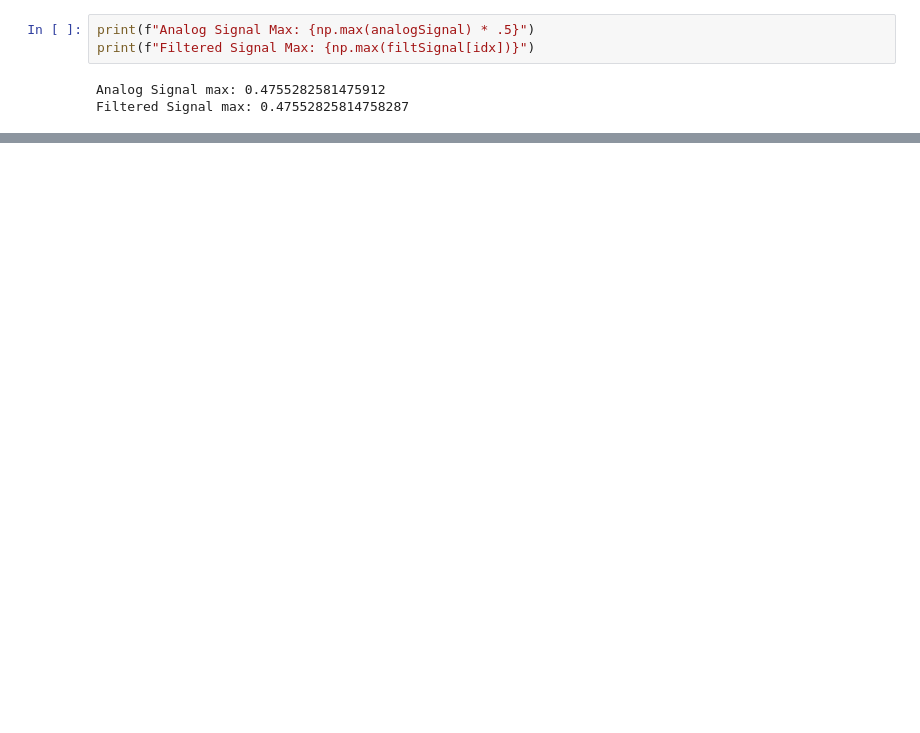
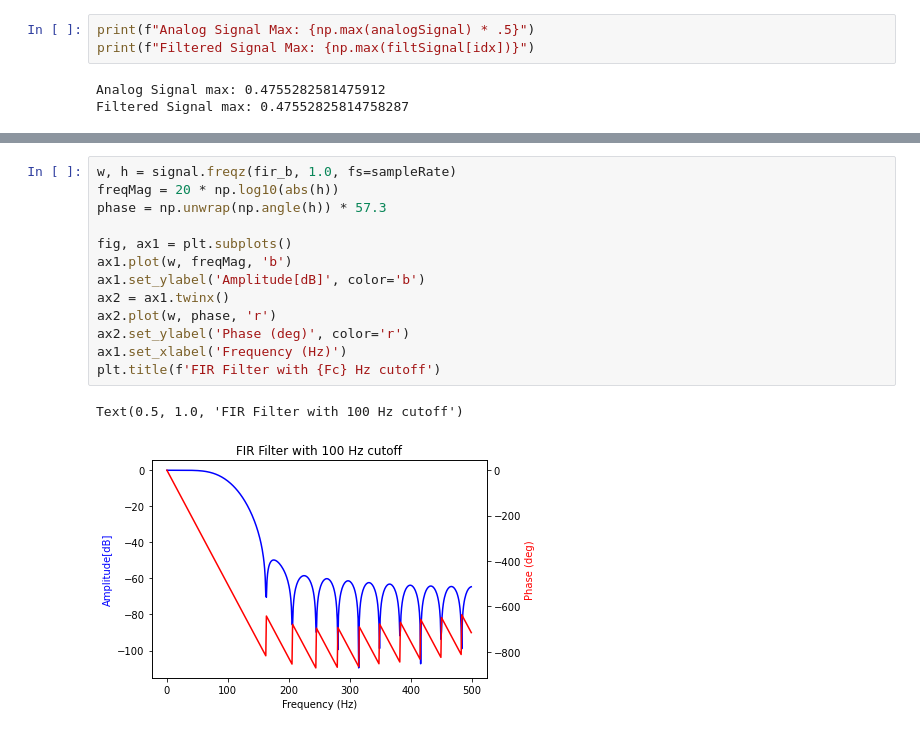
Before and after one commit to JeffChuSBX/LunchAndLearn, a Jupyter notebook: Lunch_And_Learn_2_SignalProcessing.ipynb, the cells around one changed output, grey strips where cells are left out. Saved outputs shown, nothing was run; the diff lists cells and outputs as text; blank space fills up the shorter version.

```diff
--- a/Lunch_And_Learn_2_SignalProcessing.ipynb
+++ b/Lunch_And_Learn_2_SignalProcessing.ipynb
@@ -334,0 +364,16 @@ Filtered Signal max: 0.47552825814758287
+# %%
+w, h = signal.freqz(fir_b, 1.0, fs=sampleRate)
+freqMag = 20 * np.log10(abs(h))
+phase = np.unwrap(np.angle(h)) * 57.3
+
+fig, ax1 = plt.subplots()
+ax1.plot(w, freqMag, 'b')
+ax1.set_ylabel('Amplitude[dB]', color='b')
+ax2 = ax1.twinx()
+ax2.plot(w, phase, 'r')
+ax2.set_ylabel('Phase (deg)', color='r')
+ax1.set_xlabel('Frequency (Hz)')
+plt.title(f'FIR Filter with {Fc} Hz cutoff')
+# %% [output]
+Text(0.5, 1.0, 'FIR Filter with 100 Hz cutoff')
+[figure, added]
```
Also changed, not shown: parts of 5 cells of this notebook.
